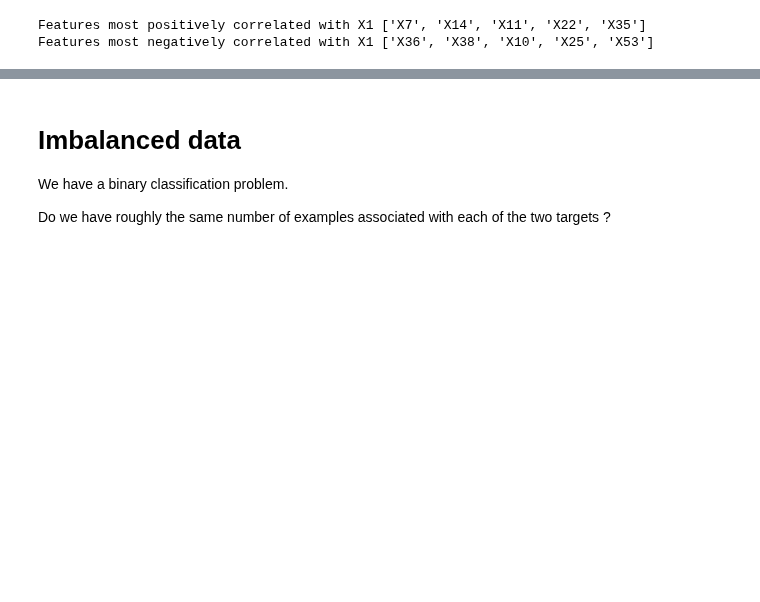
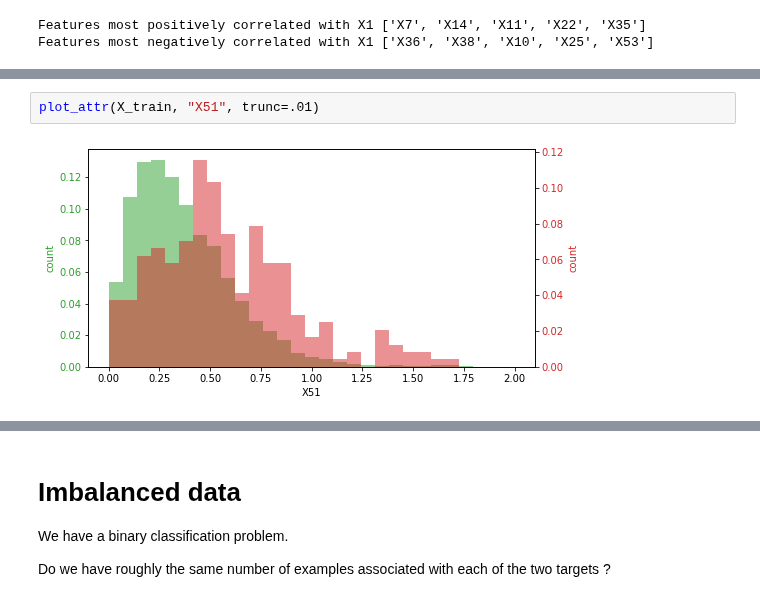
Before and after one commit to nyutandononline/MachineLearning_and_Finance_Teacher, a Jupyter notebook: Assignment_CL_teacher/CL_3_Banrkuptcy_Prediction_OYA/Bankruptcy_oya.ipynb, the cells around one changed output, grey strips where cells are left out. Cells and saved outputs as stored; diff of their text form; blank space fills up the shorter version.

```diff
--- a/Assignment_CL_teacher/CL_3_Banrkuptcy_Prediction_OYA/Bankruptcy_oya.ipynb
+++ b/Assignment_CL_teacher/CL_3_Banrkuptcy_Prediction_OYA/Bankruptcy_oya.ipynb
@@ -416,0 +502,4 @@ Features most negatively correlated with X1 ['X36', 'X38', 'X10', 'X25', 'X53']
+# %%
+plot_attr(X_train, "X51", trunc=.01)
+# %% [output]
+[figure, added]
```
Also changed, not shown: parts of 41 cells of this notebook.
